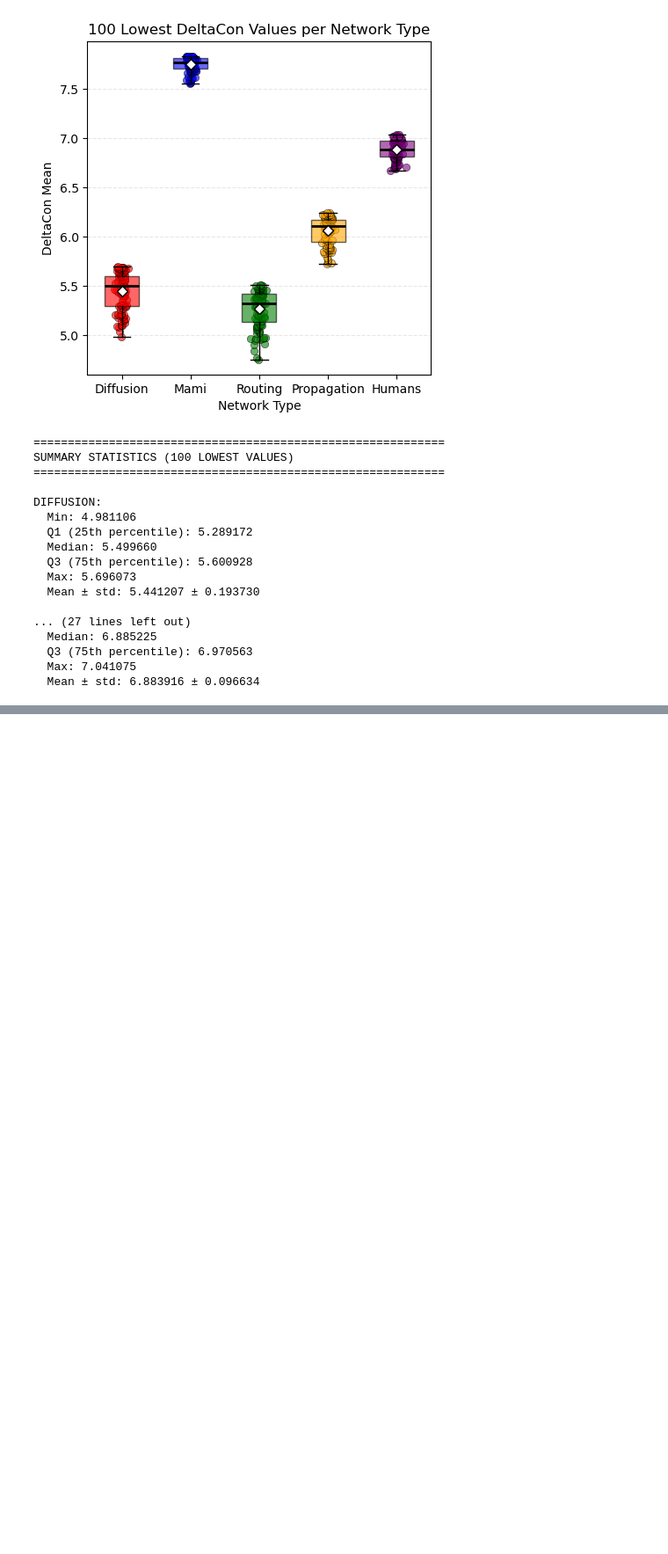
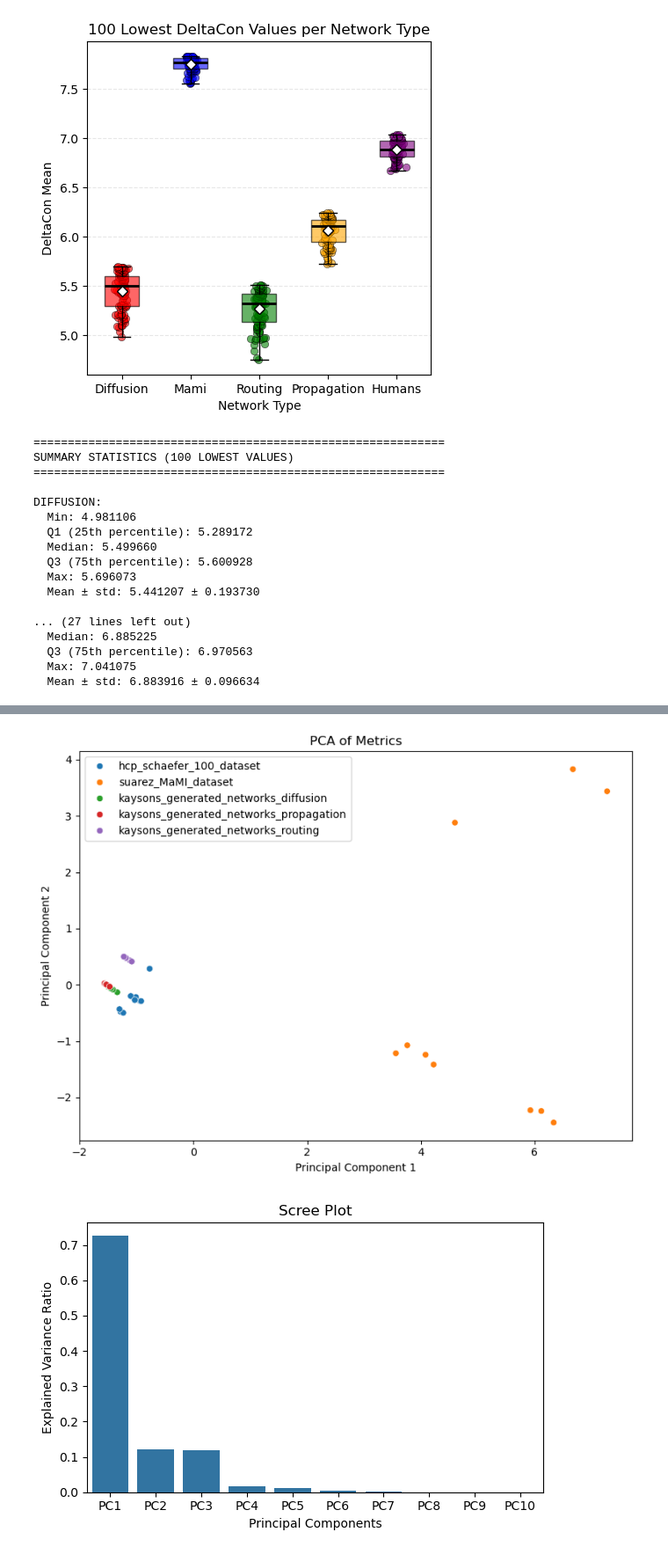
Before and after one commit to ad045/simba, a Jupyter notebook: testing_stuff_2.ipynb, the cells around one changed output, grey strips where cells are left out. Shown at 88% size. Cells and saved outputs as stored; diff of their text form; code cells hidden in the pictures; blank space fills up the shorter version.

```diff
--- a/testing_stuff_2.ipynb
+++ b/testing_stuff_2.ipynb
@@ -255,0 +328,35 @@ DIFFUSION:
+# %%
+# Create a PCA between the columns of the huge_df
+from sklearn.decomposition import PCA
+from sklearn.preprocessing import StandardScaler
+
+# For pca always drop the dataset column and only use the metric columns
+huge_df_metrics = huge_df.drop(columns=["dataset", "network_idx"])
+
+scaler = StandardScaler()
+scaled_data = scaler.fit_transform(huge_df_metrics)
+
+pca = PCA(n_components=10)
+pca_result = pca.fit_transform(scaled_data)
+
+plt.figure(figsize=(8,6))
+sns.scatterplot(x=pca_result[:,0], y=pca_result[:,1], hue=huge_df['dataset'])
+plt.title("PCA of Metrics")
+plt.xlabel("Principal Component 1")
+plt.ylabel("Principal Component 2")
+plt.legend()
+plt.tight_layout()
+plt.show()
+
+# Scree plot to show explained variance
+explained_variance = pca.explained_variance_ratio_
+plt.figure(figsize=(6,4))
+sns.barplot(x=[f"PC{i+1}" for i in range(len(explained_variance))], y=explained_variance)
+plt.title("Scree Plot")
+plt.ylabel("Explained Variance Ratio")
+plt.xlabel("Principal Components")
+plt.tight_layout()
+plt.show()
+# %% [output]
+[figure, added]
+[figure, added]
```
Also changed, not shown: parts of 4 cells of this notebook, 1 other file.
